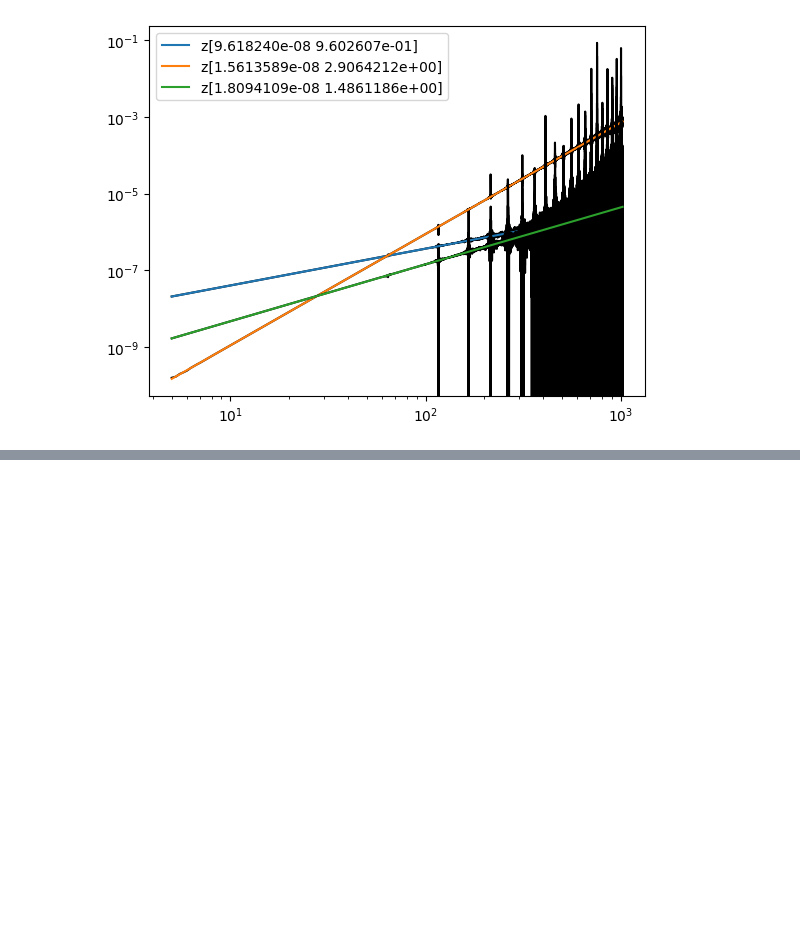
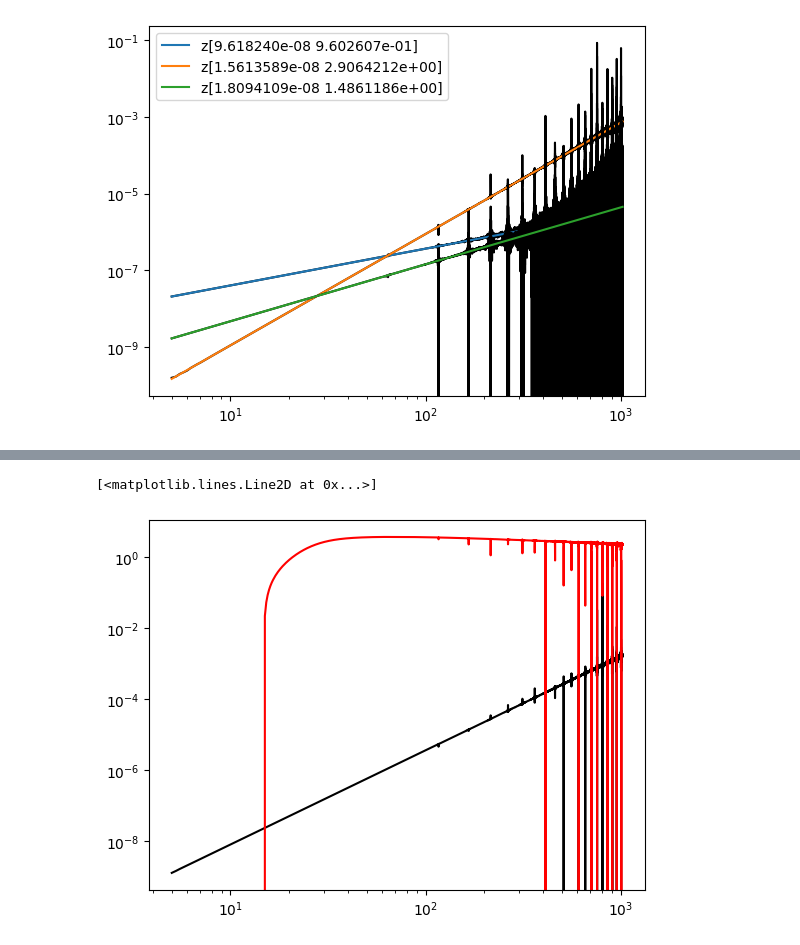
Before and after one commit to abbystokes/SBI_SGWB_DSMMA, a Jupyter notebook: Abby/Embedded_UNet.ipynb, the cells around one changed output, grey strips where cells are left out. Saved outputs shown, nothing was run; the diff lists cells and outputs as text; code cells hidden in the pictures; blank space fills up the shorter version.

```diff
--- a/Abby/Embedded_UNet.ipynb
+++ b/Abby/Embedded_UNet.ipynb
@@ -291,0 +305,15 @@ plt.legend()
+# %%
+#PCA
+standardized_data = (data - np.mean(data, axis=0)) / np.std(data, axis=0)
+covariance_matrix = np.cov(standardized_data, rowvar=False)
+mean_data = np.mean(data, axis=0)
+
+eigenvalues, eigenvectors = np.linalg.eigh(covariance_matrix)
+sorted_indices = np.argsort(eigenvalues)[::-1]
+eigenvalues = eigenvalues[sorted_indices]
+eigenvectors = eigenvectors[:, sorted_indices]
+
+# Assuming you want to keep 'k' principal components
+k = 10  # You can choose any desired number
+principal_components = eigenvectors[:, :k]
+projected_data = np.dot(standardized_data, principal_components)
@@ -291,0 +324,3 @@ plt.legend()
+# %%
+# Reconstruct the data
+reconstructed_data = np.dot(projected_data, principal_components.T) + mean_data
@@ -291,0 +331,6 @@ plt.legend()
+# %%
+plt.loglog(sim.freq, data[1], 'k')
+plt.loglog(sim.freq, reconstructed_data[1], 'k',c='r')
+# %% [output]
+[<matplotlib.lines.Line2D at 0x...>]
+[figure, added]
```
Also changed, not shown: parts of 7 cells of this notebook.
